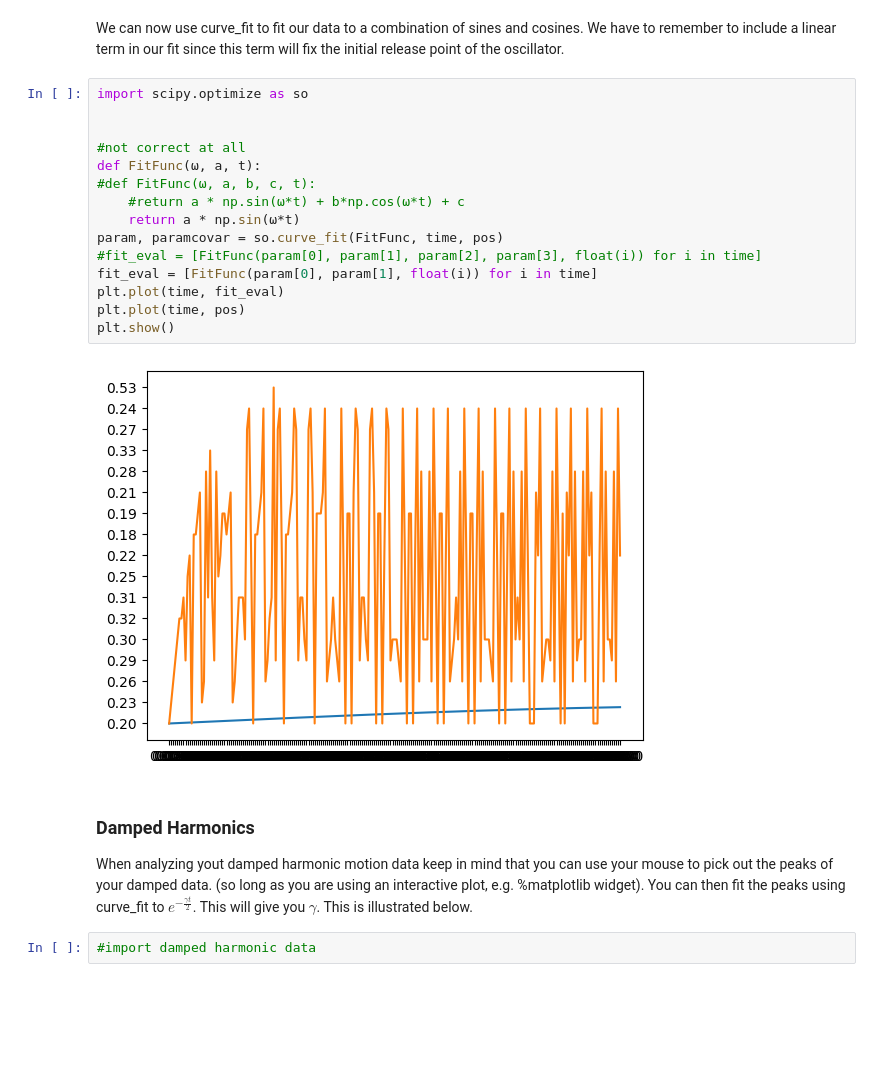
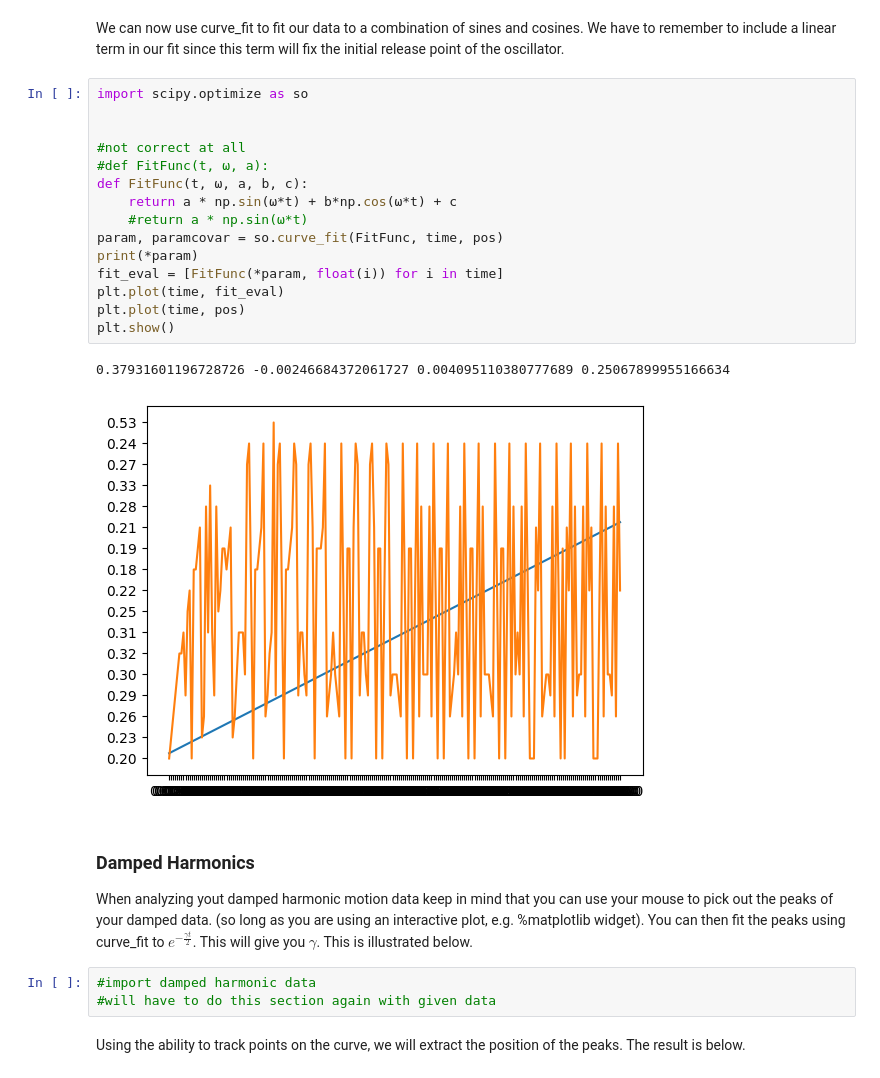
Before and after one commit to brinerk/LabsCapstone, a Jupyter notebook: Lab15/Lab15.ipynb, the cells around one changed output. Cells and saved outputs as stored; diff of their text form; blank space fills up the shorter version.

```diff
--- a/Lab15/Lab15.ipynb
+++ b/Lab15/Lab15.ipynb
@@ -178,22 +178,26 @@ We can now use curve_fit to fit our data to a combination of sines and cosines.
 # %%
 import scipy.optimize as so
 
 
 #not correct at all
-def FitFunc(ω, a, t):
-#def FitFunc(ω, a, b, c, t):
-    #return a * np.sin(ω*t) + b*np.cos(ω*t) + c
-    return a * np.sin(ω*t)
+#def FitFunc(t, ω, a):
+def FitFunc(t, ω, a, b, c):
+    return a * np.sin(ω*t) + b*np.cos(ω*t) + c
+    #return a * np.sin(ω*t)
 param, paramcovar = so.curve_fit(FitFunc, time, pos)
-#fit_eval = [FitFunc(param[0], param[1], param[2], param[3], float(i)) for i in time]
-fit_eval = [FitFunc(param[0], param[1], float(i)) for i in time]
+print(*param)
+fit_eval = [FitFunc(*param, float(i)) for i in time]
 plt.plot(time, fit_eval)
 plt.plot(time, pos)
 plt.show()
 # %% [output]
+0.37931601196728726 -0.00246684372061727 0.004095110380777689 0.25067899955166634
-[figure, old version]
+[figure, new version]
 # %% [markdown]
 <h3>Damped Harmonics</h3>
 When analyzing yout damped harmonic motion data keep in mind that you can use your mouse to pick out the peaks of your damped data. (so long as you are using an interactive plot, e.g. %matplotlib widget). You can then fit the peaks using curve_fit to $e^{-\frac{\gamma t}{2}}$. This will give you $\gamma$. This is illustrated below.
 # %%
 #import damped harmonic data
+#will have to do this section again with given data
+# %% [markdown]
+Using the ability to track points on the curve, we will extract the position of the peaks. The result is below.
```
Also changed, not shown: parts of 11 cells of this notebook, 9 other files.
